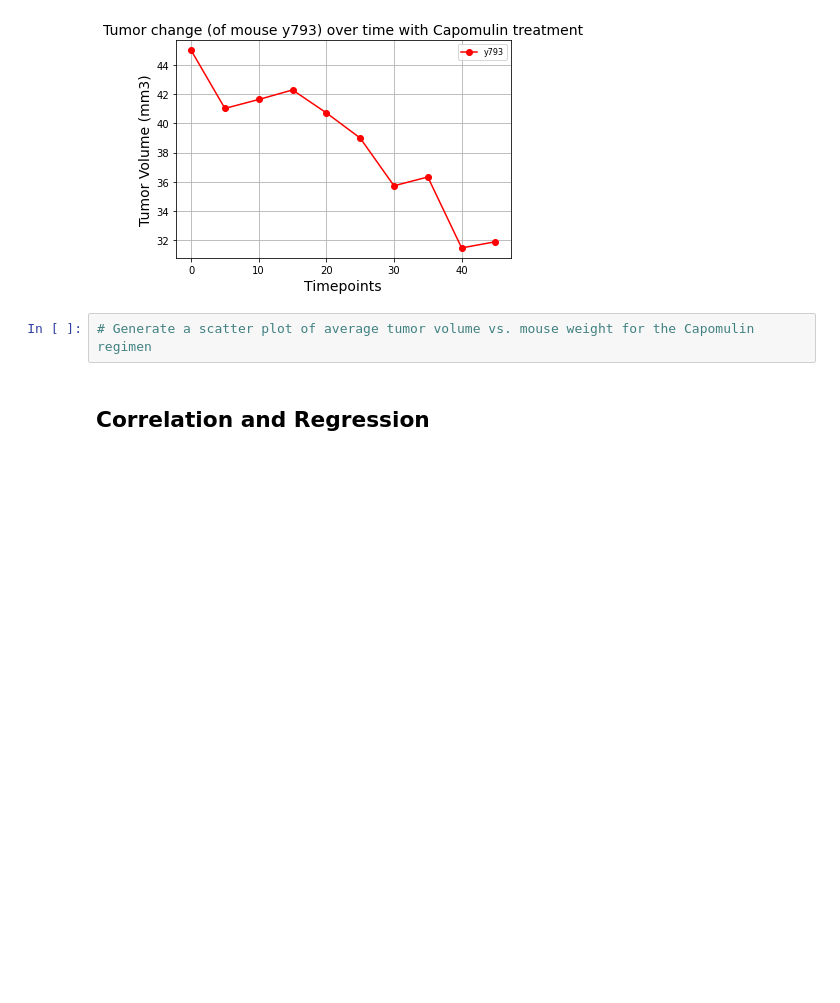
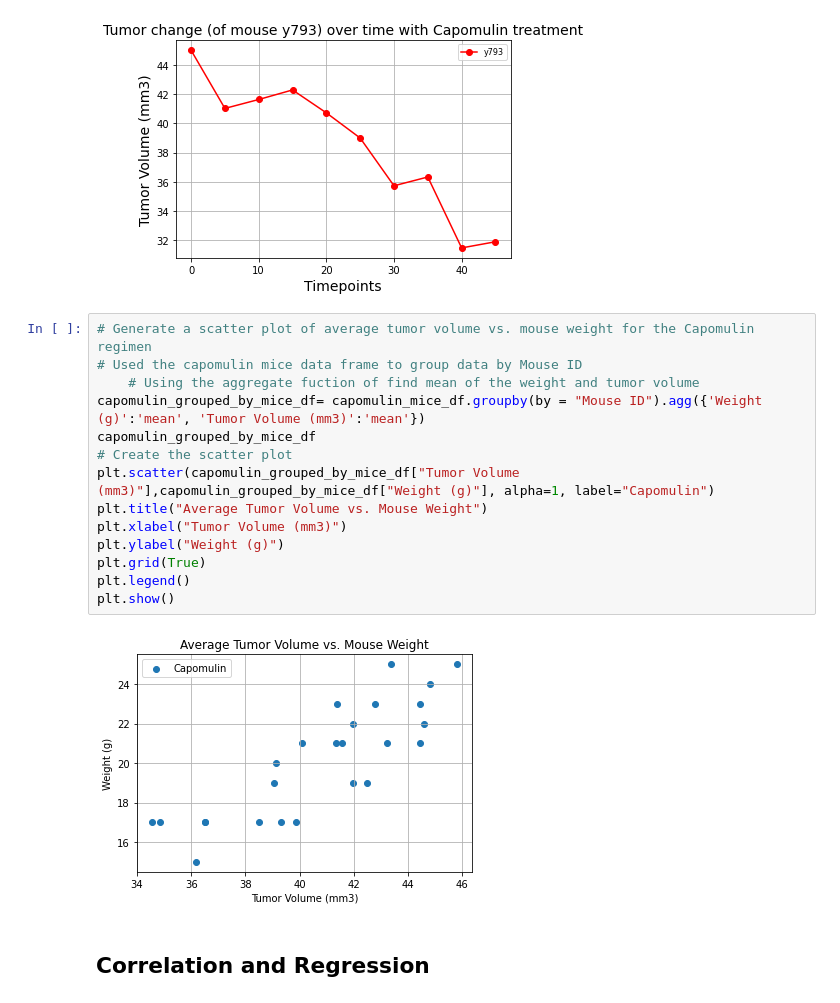
Before and after one commit to isdicely/matplotlib-challenge, a Jupyter notebook: pymaceuticals_starter.ipynb, the cells around one changed output. Drawn from its saved outputs; the diff is of its cells as text; blank space fills up the shorter version.

Commit message:
Added the scatter plot for weight vs mouse tumor volume for capomulin treated mice

```diff
--- a/pymaceuticals_starter.ipynb
+++ b/pymaceuticals_starter.ipynb
@@ -535,8 +535,22 @@ plt.show()
 # %% [output]
 Mouse selected is y793
 [figure]
-# %%
-# Generate a scatter plot of average tumor volume vs. mouse weight for the Capomulin regimen
+# %%
+# Generate a scatter plot of average tumor volume vs. mouse weight for the Capomulin regimen
+# Used the capomulin mice data frame to group data by Mouse ID
+    # Using the aggregate fuction of find mean of the weight and tumor volume
+capomulin_grouped_by_mice_df= capomulin_mice_df.groupby(by = "Mouse ID").agg({'Weight (g)':'mean', 'Tumor Volume (mm3)':'mean'})
+capomulin_grouped_by_mice_df
+# Create the scatter plot
+plt.scatter(capomulin_grouped_by_mice_df["Tumor Volume (mm3)"],capomulin_grouped_by_mice_df["Weight (g)"], alpha=1, label="Capomulin")
+plt.title("Average Tumor Volume vs. Mouse Weight")
+plt.xlabel("Tumor Volume (mm3)")
+plt.ylabel("Weight (g)")
+plt.grid(True)
+plt.legend()
+plt.show()
+# %% [output]
+[figure, added]
 # %% [markdown]
 ## Correlation and Regression
 # %%
```
Also changed, not shown: parts of 1 cell of this notebook.
